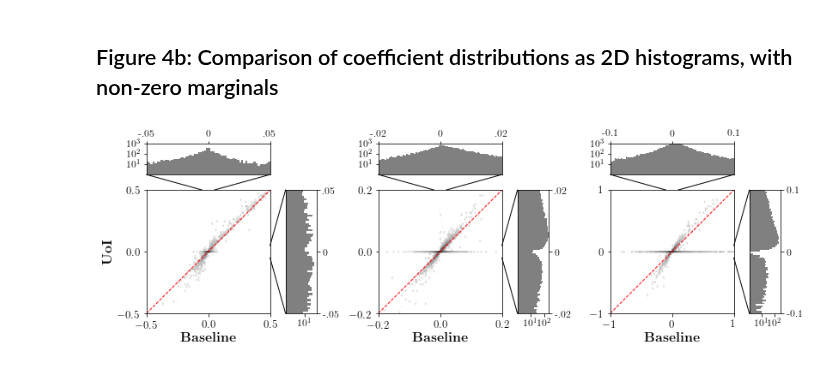
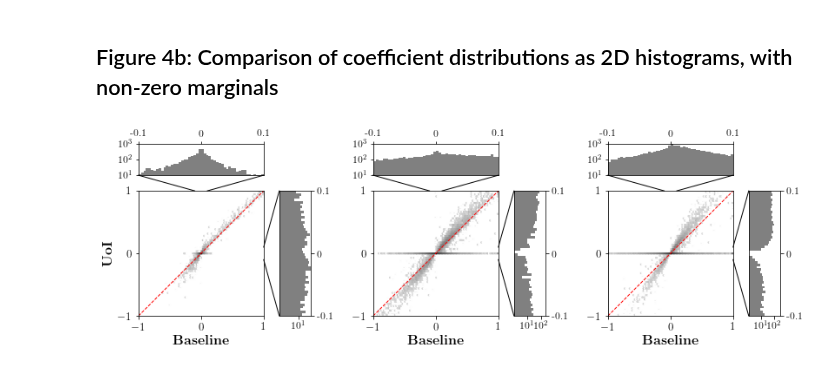
Before and after one commit to BouchardLab/neuroinference, a Jupyter notebook: figures/figure4/figure4.ipynb, the cells around one changed output. Drawn from its saved outputs; the diff is of its cells as text; code cells hidden in the pictures.

Commit message:
figures 4/6 coefficient normalization

```diff
--- a/figures/figure4/figure4.ipynb
+++ b/figures/figure4/figure4.ipynb
@@ -253,6 +254,19 @@ alt_grey[1:, 0] = fillin
 alt_grey[1:, 1] = fillin
 alt_grey[1:, 2] = fillin
 alt_cmap = matplotlib.colors.ListedColormap(colors=alt_grey)
+# %%
+# normalize coupling coefficients
+for idx, (baseline, uoi) in enumerate(zip(ac_baseline_ccs, ac_uoi_ccs)):
+    ac_baseline_ccs[idx], ac_uoi_ccs[idx] = \
+        normalize_coupling_coefs(baseline, uoi)
+
+for idx, (baseline, uoi) in enumerate(zip(v1_baseline_ccs, v1_uoi_ccs)):
+    v1_baseline_ccs[idx], v1_uoi_ccs[idx] = \
+        normalize_coupling_coefs(baseline, uoi)
+
+for idx, (baseline, uoi) in enumerate(zip(m1_baseline_ccs, m1_uoi_ccs)):
+    m1_baseline_ccs[idx], m1_uoi_ccs[idx] = \
+        normalize_coupling_coefs(baseline, uoi)
 # %%
 # concatenate ac coefficients
 ac_baseline_ccs_all = np.concatenate(
@@ -296,10 +310,10 @@ side_spacing = 0.25
 hist_height = 0.50
 
 # bounds for each 2d and 1d histogram
-ac_2d_bound = 0.5
-ac_1d_bound = 0.05
-v1_2d_bound = 0.2
-v1_1d_bound = 0.02
+ac_2d_bound = 1
+ac_1d_bound = 0.1
+v1_2d_bound = 1
+v1_1d_bound = 0.1
 m1_2d_bound = 1.
 m1_1d_bound = 0.1
 
@@ -308,9 +322,9 @@ bounds_2d = [ac_2d_bound, v1_2d_bound, m1_2d_bound]
 bounds_1d = [ac_1d_bound, v1_1d_bound, m1_1d_bound]
 
 # use bounds for histogram bins
-bins_ac = np.linspace(-ac_1d_bound, ac_1d_bound, 61)
-bins_v1 = np.linspace(-v1_1d_bound, v1_1d_bound, 81)
-bins_m1 = np.linspace(-m1_1d_bound, m1_1d_bound, 81)
+bins_ac = np.linspace(-ac_1d_bound, ac_1d_bound, 51)
+bins_v1 = np.linspace(-v1_1d_bound, v1_1d_bound, 51)
+bins_m1 = np.linspace(-m1_1d_bound, m1_1d_bound, 51)
 
 # auditory cortex
 # 2d histogram
@@ -448,7 +462,7 @@ for base, top, side, bound_2d, bound_1d in zip(bases, tops, sides, bounds_2d, bo
     base.tick_params(labelsize=13)
     # top plot limits and ticks
     top.set_xlim([-bound_1d, bound_1d])
-    top.set_ylim([1, 1e3])
+    top.set_ylim([10, 1e3])
     top.set_xticks([-bound_1d, 0, bound_1d])
     top.set_yticks([10, 100, 1000])
     top.xaxis.tick_top() # put x-axis on top
@@ -459,19 +473,19 @@ for base, top, side, bound_2d, bound_1d in zip(bases, tops, sides, bounds_2d, bo
     side.yaxis.tick_right()
 
 # additional customizations: x-tick labels for base plots
-ac_top.set_xticklabels(['-.05', '0', '.05'])
-v1_top.set_xticklabels(['-.02', '0', '.02'])
+ac_top.set_xticklabels(['-0.1', '0', '0.1'])
+v1_top.set_xticklabels(['-0.1', '0', '0.1'])
 m1_top.set_xticklabels(['-0.1', '0', '0.1'])
 
 # additional customizations: side plot x-axis and ticklabels
 ac_side.set_xlim([1, 40])
 ac_side.set_xticks([10])
-ac_side.set_yticklabels(['-.05', '0', '.05'])
+ac_side.set_yticklabels(['-0.1', '0', '0.1'])
 ac_side.tick_params(labelsize=12)
 
 v1_side.set_xlim([1, 2e2])
 v1_side.set_xticks([10, 100])
-v1_side.set_yticklabels(['-.02', '0', '.02'])
+v1_side.set_yticklabels(['-0.1', '0', '0.1'])
 v1_side.tick_params(labelsize=12)
 
 m1_side.set_xlim([1, 300])
@@ -512,31 +526,31 @@ for base, top, side, bound_2d, bound_1d in zip(bases, tops, sides, bounds_2d, bo
     side_line1_point2 = inv.transform(side.transAxes.transform((0, 1)))
     side_line2_point1 = inv.transform(base.transData.transform((bound_2d, -bound_1d)))
     side_line2_point2 = inv.transform(side.transAxes.transform((0, 0)))
 
     # create side lines
     side_line1 = matplotlib.lines.Line2D(
         [side_line1_point1[0], side_line1_point2[0]],
         [side_line1_point1[1], side_line1_point2[1]],
         transform=fig.transFigure,
         color='k',
         linewidth=1,
         figure=fig)
 
     side_line2 = matplotlib.lines.Line2D(
         [side_line2_point1[0], side_line2_point2[0]],
         [side_line2_point1[1], side_line2_point2[1]],
         transform=fig.transFigure,
         color='k',
         linewidth=1,
         figure=fig)
 
     # add all lines to figure
     fig.lines.extend([top_line1, top_line2, side_line1, side_line2])
 
 ac_2d.set_ylabel(r'\textbf{UoI}', fontsize=16)
 ac_2d.set_xlabel(r'\textbf{Baseline}', fontsize=16)
 v1_2d.set_xlabel(r'\textbf{Baseline}', fontsize=16)
 m1_2d.set_xlabel(r'\textbf{Baseline}', fontsize=16)
 plt.savefig('coupling_coef_histograms.pdf', bbox_inches='tight')
 # %% [output]
-[figure, old version]
+[figure, new version]
```
Also changed, not shown: parts of 1 cell of this notebook, 2 other files.
